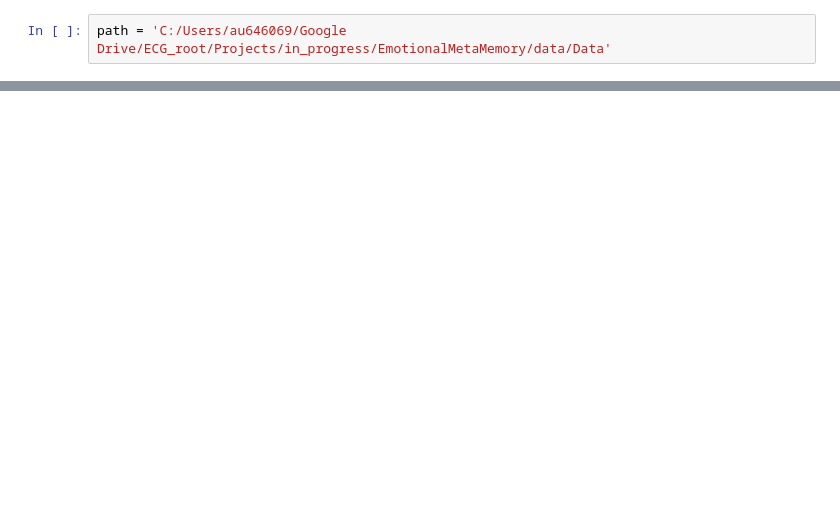
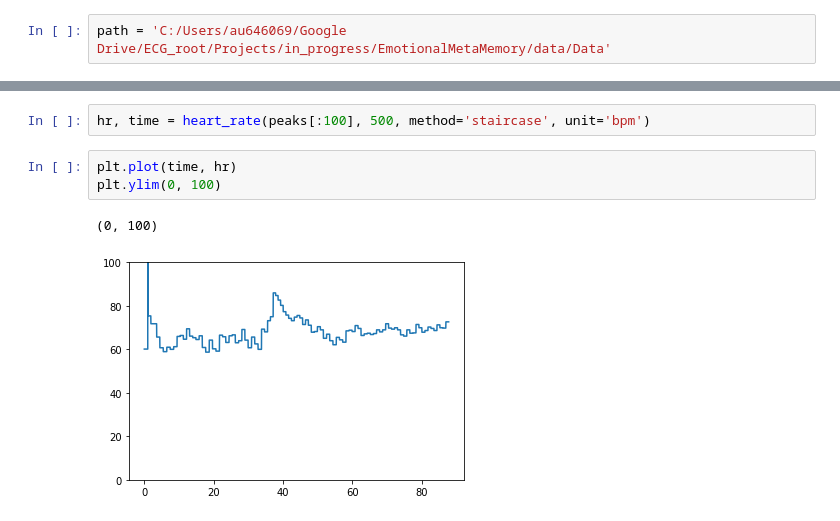
Before and after one commit to embodied-computation-group/systole, a Jupyter notebook: Examples/Untitled.ipynb, the cells around one changed output, grey strips where cells are left out. Cells and saved outputs as stored; diff of their text form; blank space fills up the shorter version.

```diff
--- a/Examples/Untitled.ipynb
+++ b/Examples/Untitled.ipynb
@@ -19,0 +224,8 @@ for root, dirs, files in os.walk(path):
+# %%
+hr, time = heart_rate(peaks[:100], 500, method='staircase', unit='bpm')
+# %%
+plt.plot(time, hr)
+plt.ylim(0, 100)
+# %% [output]
+(0, 100)
+[figure, added]
```
Also changed, not shown: parts of 16 cells of this notebook, 19 other files.
